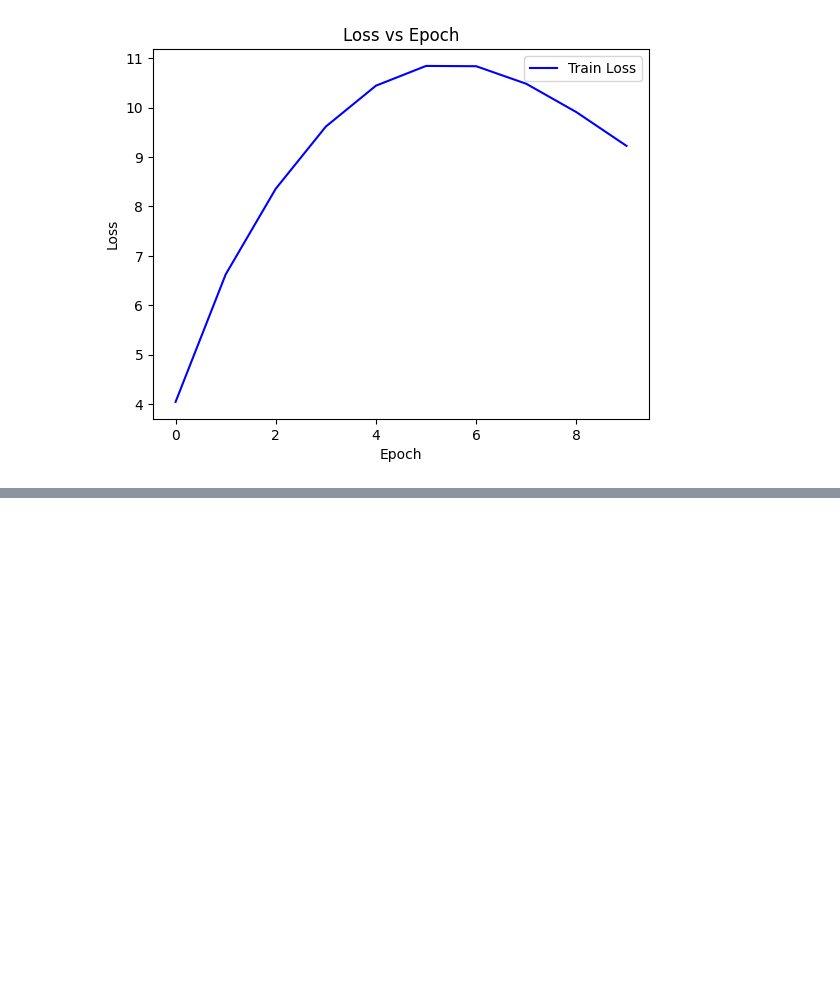
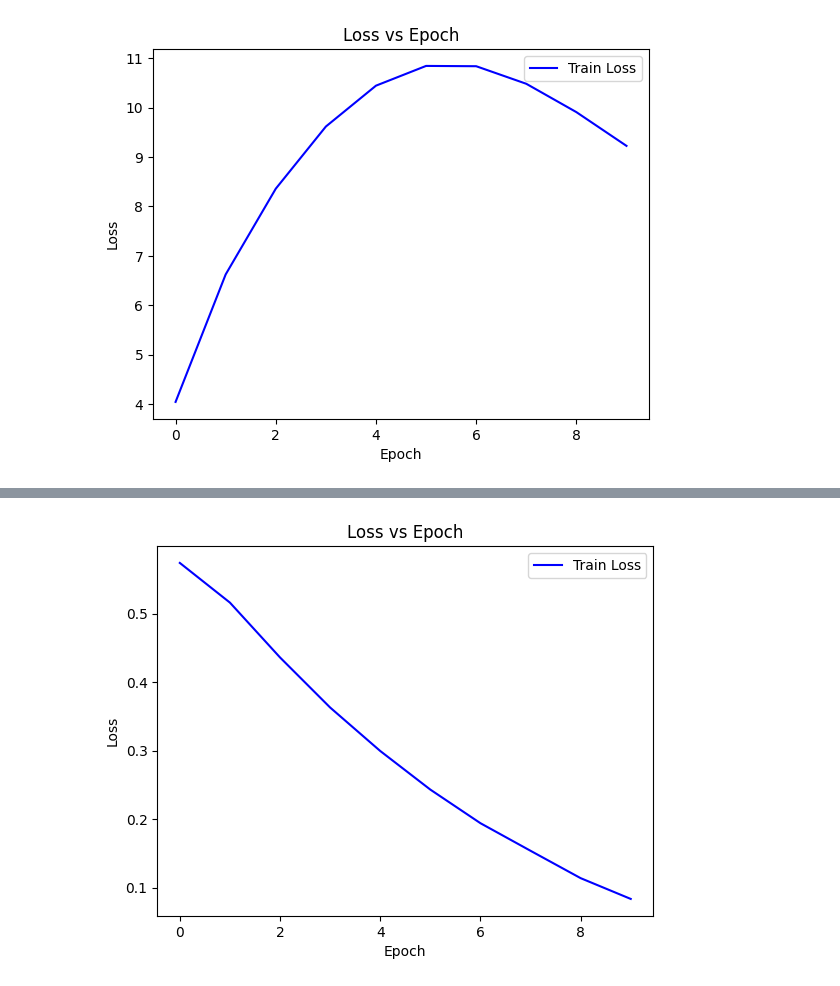
Before and after one commit to sczternasty/Attention-is-all-you-need, a Jupyter notebook: IMDb_model.ipynb, the cells around one changed output, grey strips where cells are left out. Cells and saved outputs as stored; diff of their text form; code cells hidden in the pictures; blank space fills up the shorter version.

Commit message:
simple self attention

```diff
--- a/IMDb_model.ipynb
+++ b/IMDb_model.ipynb
@@ -275,3 +276,42 @@ Epoch 10, Loss: 9.227298736572266, accuracy: 79.41%
 plot_loss(train_losses, labels=['Train Loss'])
 # %% [output]
 [figure]
+# %%
+torch.manual_seed(42)
+
+class SimpleSelfAttention(nn.Module):
+    def __init__(self, vocab_size, k):
+        super().__init__()
+        self.emb = nn.Embedding(vocab_size, k)
+        self.global_pool = nn.AdaptiveMaxPool1d(1)
+        self.fc = nn.Linear(k, 2)
+    def forward(self, x): # x size = (batch_size, seq_len)
+        x = self.emb(x) # x size = (batch_size, seq_len, k)
+        raw_weights = torch.bmm(x, x.transpose(1, 2))
+        weights = F.softmax(raw_weights, dim=2)
+        x = torch.bmm(weights, x)
+        x = x.transpose(1, 2) # x size = (batch_size, k, seq_len)
+        x = self.global_pool(x) # x size = (batch_size, k, 1)
+        x = x.squeeze(2) # x size = (batch_size, k)
+        x = self.fc(x)  # x size = (batch_size, 2)
+
+        return x
+# %%
+torch.manual_seed(42)
+model = (SimpleSelfAttention(len(w2i), 100))
+model.to(device)
+optimizer = torch.optim.Adam(model.parameters(), lr=0.001)
+# %%
+torch.manual_seed(42)
+train_losses = []
+for epoch in range(10):
+    for i, (x, y) in enumerate(zip(tensor_x, tensor_y)):
+        x = x.to(device)
+        y = y.to(device)
+        optimizer.zero_grad()
+        output = model(x)
+        loss = criterion(output, y)
+        loss.backward()
+        optimizer.step()
+    train_losses.append(loss.item())
+    print(f"Epoch {epoch+1}, Loss: {loss.item()}, accuracy: {accuracy(output, y).item() * 100:.2f}%")
@@ -277,0 +329,4 @@ plot_loss(train_losses, labels=['Train Loss'])
+# %%
+plot_loss(train_losses, labels=['Train Loss'])
+# %% [output]
+[figure, added]
```
Also changed, not shown: parts of 2 cells of this notebook.
